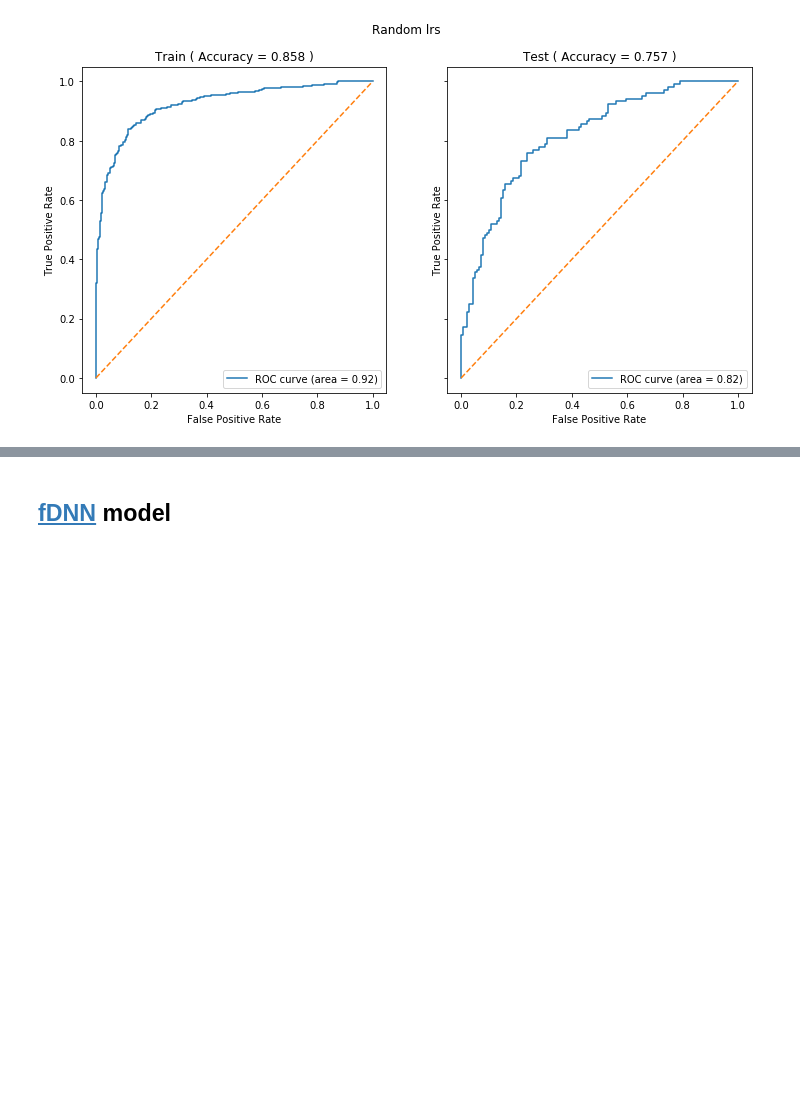
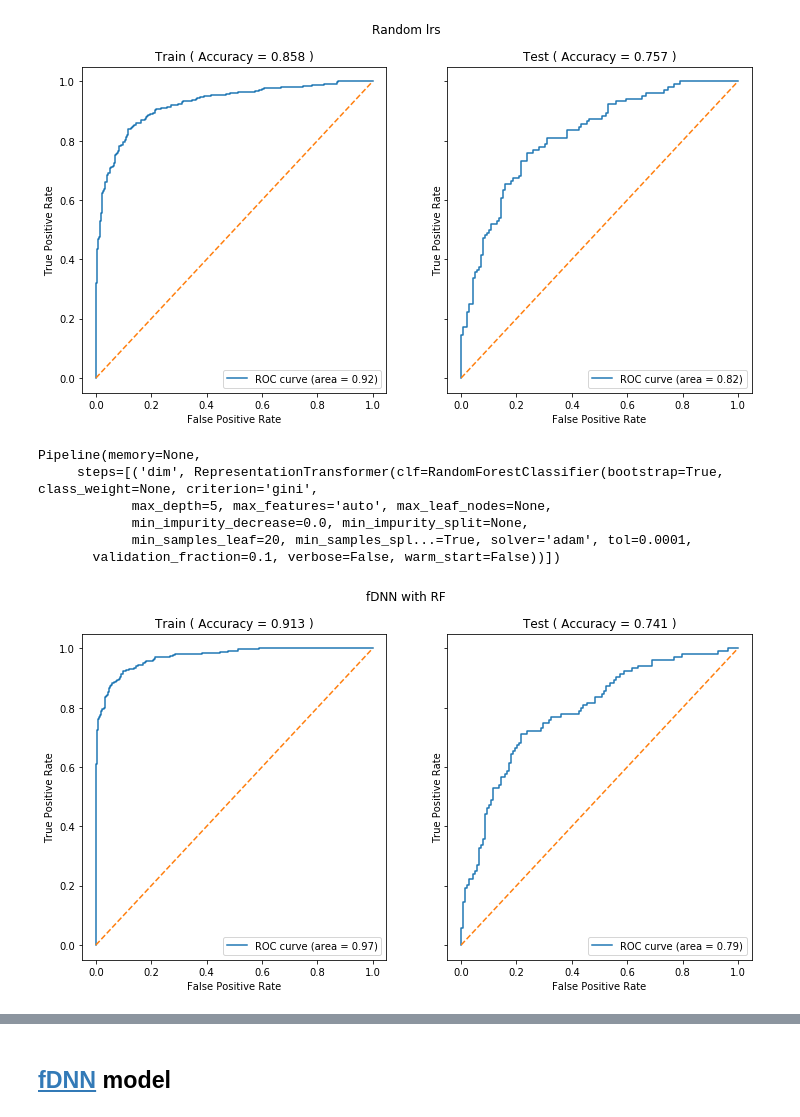
Before and after one commit to sjwilczynski/geneExpr, a Jupyter notebook: fDNNandRLR.ipynb, the cells around one changed output, grey strips where cells are left out. Cells and saved outputs as stored; diff of their text form; code cells hidden in the pictures; blank space fills up the shorter version.

```diff
--- a/fDNNandRLR.ipynb
+++ b/fDNNandRLR.ipynb
@@ -74,0 +53,18 @@ def get_indices(clf, i, data):
+# %%
+clf_params = {'hidden_layer_sizes' : [[10,5] , [10, 10], [5,5]], 'alpha' : [0.01, 0.1, 1, 5, 10, 20]}
+dim_params = {'n_components' : [100, 250, 500]}
+# %%
+red_rf = RepresentationTransformer(RandomForestClassifier(max_depth=5, min_samples_leaf=20))
+clf = MLPClassifier(max_iter=1000)
+models_rf = fit_dim_reduction_pipeline(red_rf, clf, dim_params, clf_params, X_train, y_train, n_iter=30)
+# %%
+print(models_rf.best_estimator_)
+plot_clf_roc(models_rf.best_estimator_, X_train, y_train, X_test, y_test, 'fDNN with RF')
+# %% [output]
+Pipeline(memory=None,
+     steps=[('dim', RepresentationTransformer(clf=RandomForestClassifier(bootstrap=True, class_weight=None, criterion='gini',
+            max_depth=5, max_features='auto', max_leaf_nodes=None,
+            min_impurity_decrease=0.0, min_impurity_split=None,
+            min_samples_leaf=20, min_samples_spl...=True, solver='adam', tol=0.0001,
+       validation_fraction=0.1, verbose=False, warm_start=False))])
+[figure, added]
```
Also changed, not shown: parts of 7 cells of this notebook, 8 other files.
